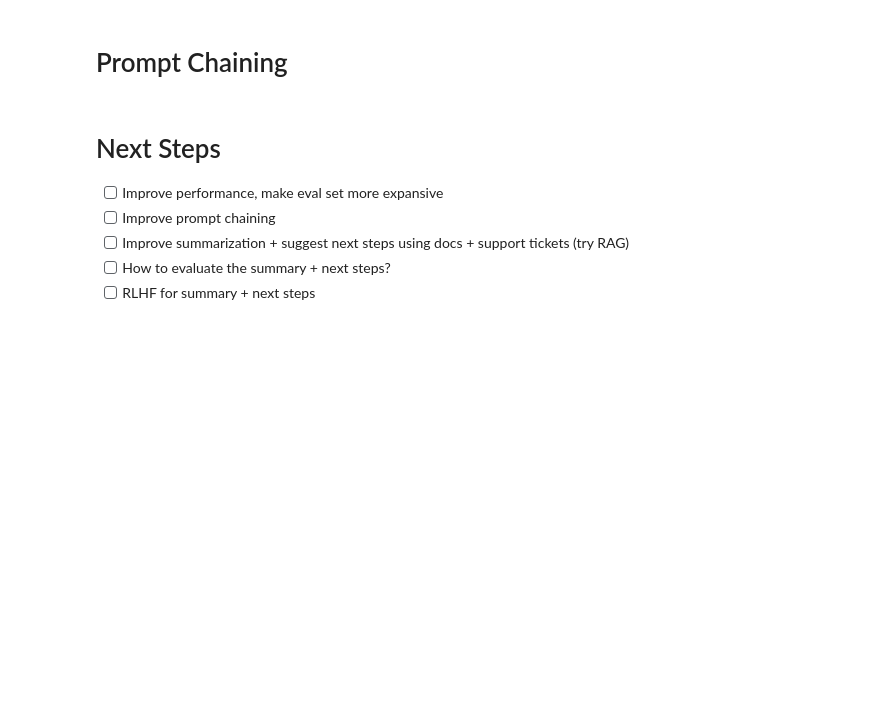
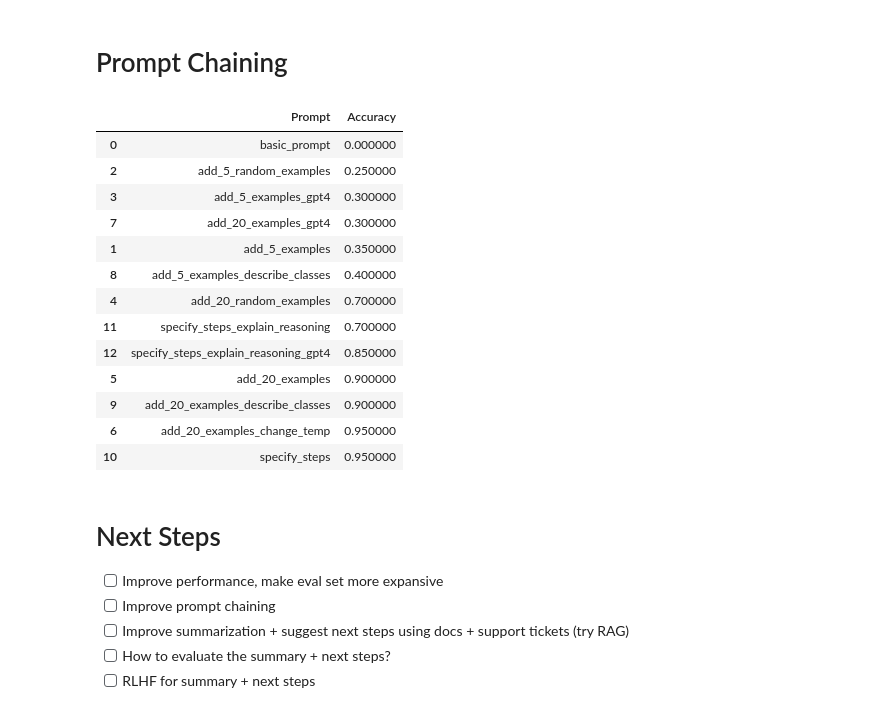
Before and after one commit to lavanyashukla/tick-tock, a Jupyter notebook: LWM_1_2_Tick_Tock_–_Bug_or_not.ipynb, the cells around one changed output. Saved outputs shown, nothing was run; the diff lists cells and outputs as text; code cells hidden in the pictures; blank space fills up the shorter version.

```diff
--- a/LWM_1_2_Tick_Tock_–_Bug_or_not.ipynb
+++ b/LWM_1_2_Tick_Tock_–_Bug_or_not.ipynb
@@ -650,3 +752,29 @@ df.style.highlight_max(color = 'mediumpurple')
+# %%
+df = pd.DataFrame(list(acc.items()), columns=['Prompt', 'Accuracy']).sort_values(by='Accuracy', ascending=True)
+def highlight_max_accuracy(data, color='mediumpurple'):
+    highlight = pd.DataFrame('', index=data.index, columns=data.columns)
+    max_accuracy = data['Accuracy'] == data['Accuracy'].max()
+    highlight[max_accuracy] = f'background-color: {color}'
+    return highlight
+
+# Applying the styling
+df = df.style.apply(highlight_max_accuracy, axis=None)
+df
+# %% [output]
+|  | Prompt | Accuracy |
+| 0 | basic_prompt | 0.000000 |
+| 2 | add_5_random_examples | 0.250000 |
+| 3 | add_5_examples_gpt4 | 0.300000 |
+| 7 | add_20_examples_gpt4 | 0.300000 |
+| 1 | add_5_examples | 0.350000 |
+| 8 | add_5_examples_describe_classes | 0.400000 |
+| 4 | add_20_random_examples | 0.700000 |
+| 11 | specify_steps_explain_reasoning | 0.700000 |
+| 12 | specify_steps_explain_reasoning_gpt4 | 0.850000 |
+| 5 | add_20_examples | 0.900000 |
+| 9 | add_20_examples_describe_classes | 0.900000 |
+| 6 | add_20_examples_change_temp | 0.950000 |
+| 10 | specify_steps | 0.950000 |
 # %% [markdown]
 # Next Steps
 - [ ] Improve performance, make eval set more expansive
```
Also changed, not shown: parts of 8 cells of this notebook.
